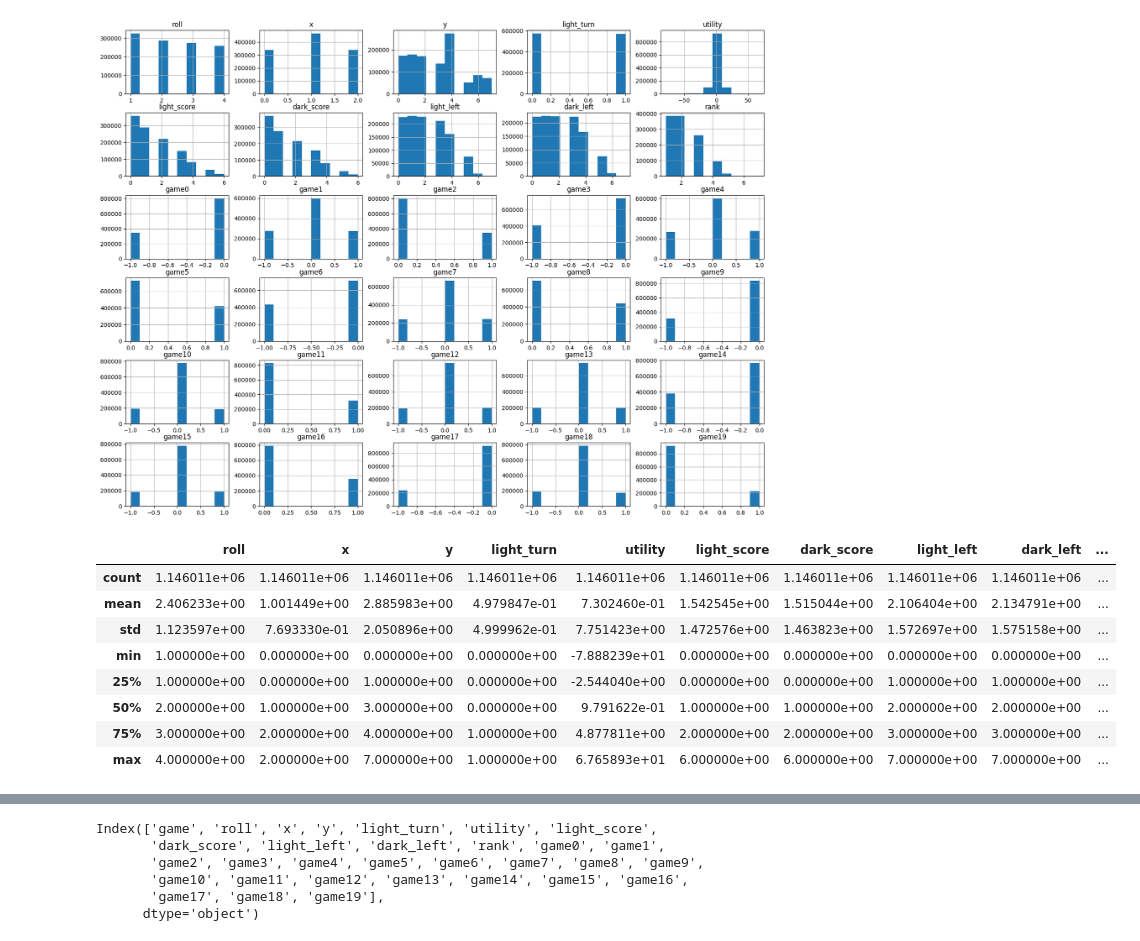
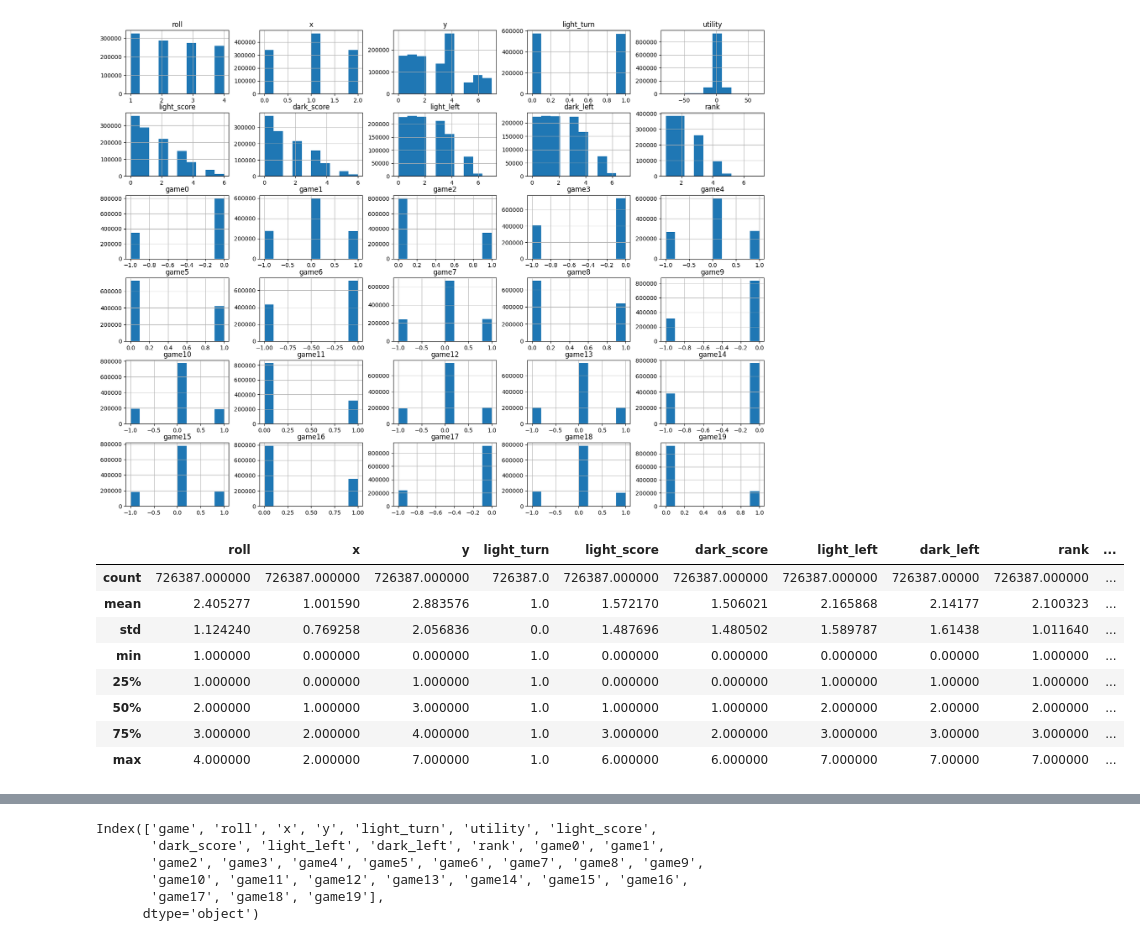
Before and after one commit to qwertyuu/python-ur-machine-learning, a Jupyter notebook: notebooks/dataset_viz.ipynb, the cells around one changed output, grey strips where cells are left out. Drawn from its saved outputs; the diff is of its cells as text; code cells hidden in the pictures.

```diff
--- a/notebooks/dataset_viz.ipynb
+++ b/notebooks/dataset_viz.ipynb
@@ -2,7 +2,7 @@
 import pandas as pd
 import matplotlib.pyplot as plt
 plt.tight_layout()
-dataset = pd.read_parquet("../data/dataset_depth8.parquet")
+dataset = pd.read_parquet("../data/dataset_depth8_Sam_Raph_Sothatsit5.parquet")
 # %% [output]
 <Figure size 640x480 with 0 Axes>
 # %%
@@ -27,16 +27,17 @@ array([[<AxesSubplot: title={'center': 'roll'}>,
         <AxesSubplot: title={'center': 'game19'}>]], dtype=object)
 [figure]
 # %%
+pd.set_option('display.max_columns', None)
 dataset.astype({'light_turn': 'int32'}).describe()
 # %% [output]
-|  | roll | x | y | light_turn | utility | light_score | dark_score | light_left | dark_left | ... |
-| count | 1.146011e+06 | 1.146011e+06 | 1.146011e+06 | 1.146011e+06 | 1.146011e+06 | 1.146011e+06 | 1.146011e+06 | 1.146011e+06 | 1.146011e+06 | ... |
-| mean | 2.406233e+00 | 1.001449e+00 | 2.885983e+00 | 4.979847e-01 | 7.302460e-01 | 1.542545e+00 | 1.515044e+00 | 2.106404e+00 | 2.134791e+00 | ... |
-| std | 1.123597e+00 | 7.693330e-01 | 2.050896e+00 | 4.999962e-01 | 7.751423e+00 | 1.472576e+00 | 1.463823e+00 | 1.572697e+00 | 1.575158e+00 | ... |
-| min | 1.000000e+00 | 0.000000e+00 | 0.000000e+00 | 0.000000e+00 | -7.888239e+01 | 0.000000e+00 | 0.000000e+00 | 0.000000e+00 | 0.000000e+00 | ... |
-| 25% | 1.000000e+00 | 0.000000e+00 | 1.000000e+00 | 0.000000e+00 | -2.544040e+00 | 0.000000e+00 | 0.000000e+00 | 1.000000e+00 | 1.000000e+00 | ... |
-| 50% | 2.000000e+00 | 1.000000e+00 | 3.000000e+00 | 0.000000e+00 | 9.791622e-01 | 1.000000e+00 | 1.000000e+00 | 2.000000e+00 | 2.000000e+00 | ... |
-| 75% | 3.000000e+00 | 2.000000e+00 | 4.000000e+00 | 1.000000e+00 | 4.877811e+00 | 2.000000e+00 | 2.000000e+00 | 3.000000e+00 | 3.000000e+00 | ... |
-| max | 4.000000e+00 | 2.000000e+00 | 7.000000e+00 | 1.000000e+00 | 6.765893e+01 | 6.000000e+00 | 6.000000e+00 | 7.000000e+00 | 7.000000e+00 | ... |
+|  | roll | x | y | light_turn | light_score | dark_score | light_left | dark_left | rank | ... |
+| count | 726387.000000 | 726387.000000 | 726387.000000 | 726387.0 | 726387.000000 | 726387.000000 | 726387.000000 | 726387.00000 | 726387.000000 | ... |
+| mean | 2.405277 | 1.001590 | 2.883576 | 1.0 | 1.572170 | 1.506021 | 2.165868 | 2.14177 | 2.100323 | ... |
+| std | 1.124240 | 0.769258 | 2.056836 | 0.0 | 1.487696 | 1.480502 | 1.589787 | 1.61438 | 1.011640 | ... |
+| min | 1.000000 | 0.000000 | 0.000000 | 1.0 | 0.000000 | 0.000000 | 0.000000 | 0.00000 | 1.000000 | ... |
+| 25% | 1.000000 | 0.000000 | 1.000000 | 1.0 | 0.000000 | 0.000000 | 1.000000 | 1.00000 | 1.000000 | ... |
+| 50% | 2.000000 | 1.000000 | 3.000000 | 1.0 | 1.000000 | 1.000000 | 2.000000 | 2.00000 | 2.000000 | ... |
+| 75% | 3.000000 | 2.000000 | 4.000000 | 1.0 | 3.000000 | 2.000000 | 3.000000 | 3.00000 | 3.000000 | ... |
+| max | 4.000000 | 2.000000 | 7.000000 | 1.0 | 6.000000 | 6.000000 | 7.000000 | 7.00000 | 7.000000 | ... |
 # %%
 pd.set_option('display.max_columns', None)
```
Also changed, not shown: parts of 2 cells of this notebook, 4 other files.
